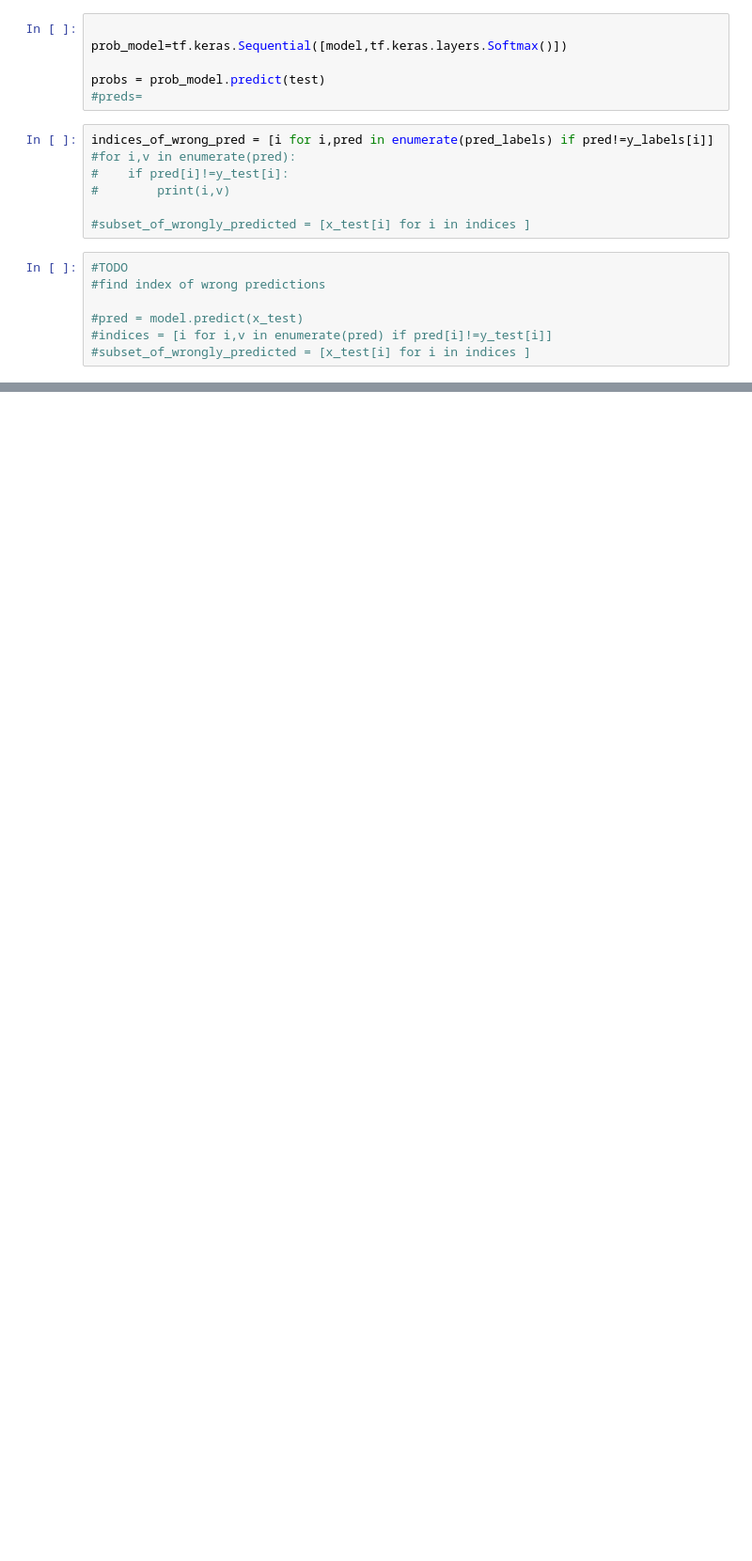
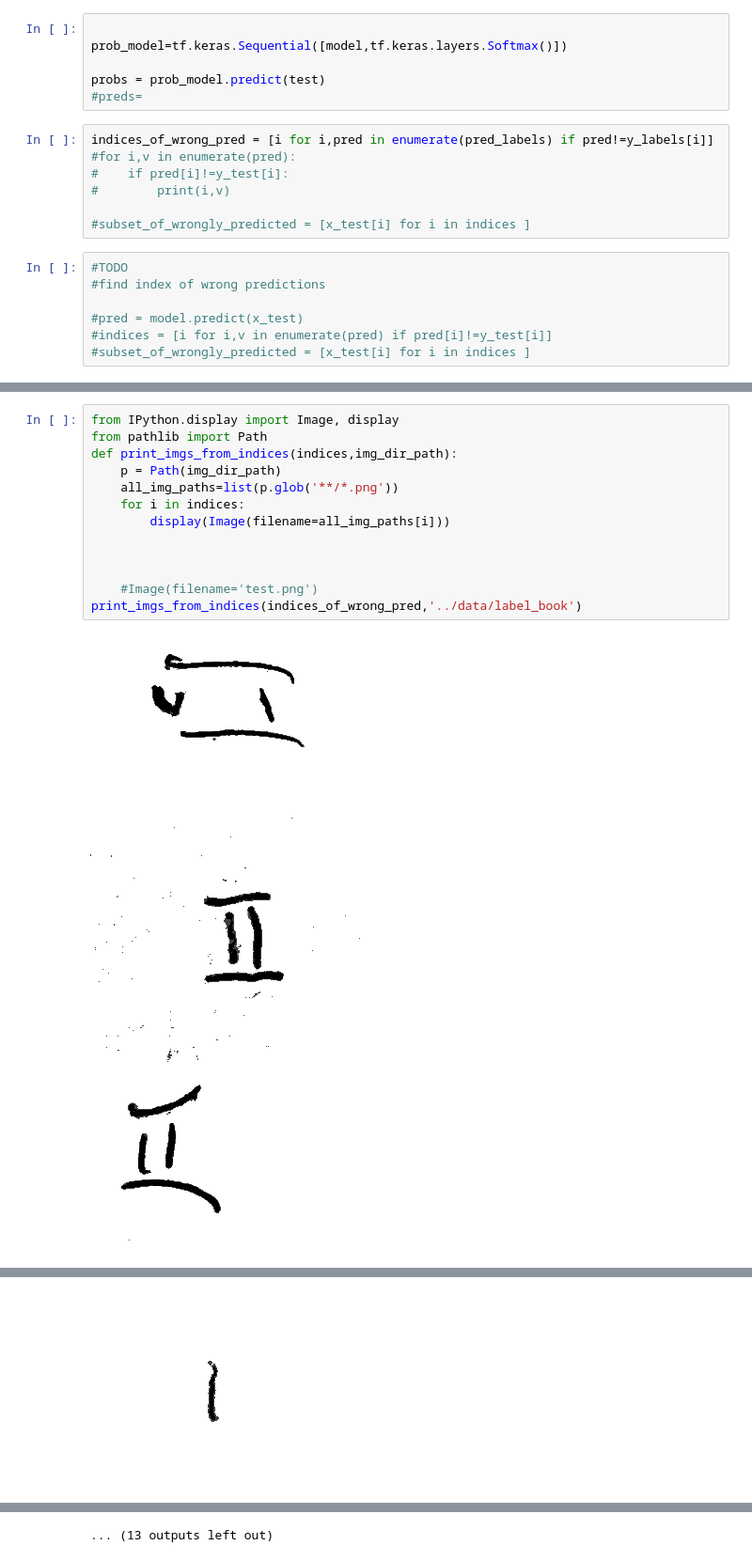
Before and after one commit to simhallq/dcai_competition-summer_21, a Jupyter notebook: notebooks/01-sh-initial_experiments.ipynb, the cells around one changed output, grey strips where cells are left out. Shown: that part at 94% size. Drawn from its saved outputs; the diff is of its cells as text; blank space fills up the shorter version.

Commit message:
added function to print misclassfied images, notebook needs cleanup

```diff
--- a/notebooks/01-sh-initial_experiments.ipynb
+++ b/notebooks/01-sh-initial_experiments.ipynb
@@ -91,0 +116,17 @@ indices_of_wrong_pred = [i for i,pred in enumerate(pred_labels) if pred!=y_label
+# %%
+from IPython.display import Image, display
+from pathlib import Path
+def print_imgs_from_indices(indices,img_dir_path):
+    p = Path(img_dir_path)
+    all_img_paths=list(p.glob('**/*.png'))
+    for i in indices:
+        display(Image(filename=all_img_paths[i]))
+
+
+
+    #Image(filename='test.png')
+print_imgs_from_indices(indices_of_wrong_pred,'../data/label_book')
+# %% [output]
+[figure, added]
+[figure, added]
+[figure, added]
@@ -91,0 +134 @@ indices_of_wrong_pred = [i for i,pred in enumerate(pred_labels) if pred!=y_label
+[figure, added]
@@ -91,0 +142 @@ indices_of_wrong_pred = [i for i,pred in enumerate(pred_labels) if pred!=y_label
+... (13 outputs left out)
```
Also changed, not shown: parts of 6 cells of this notebook.
